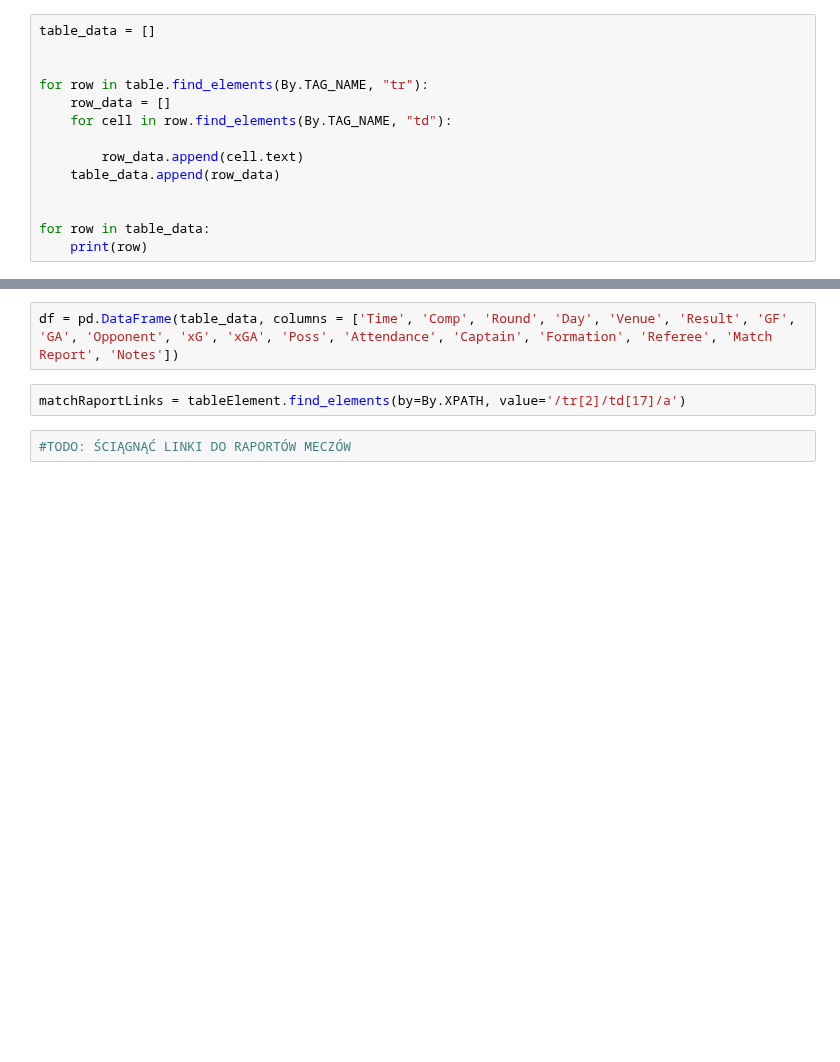
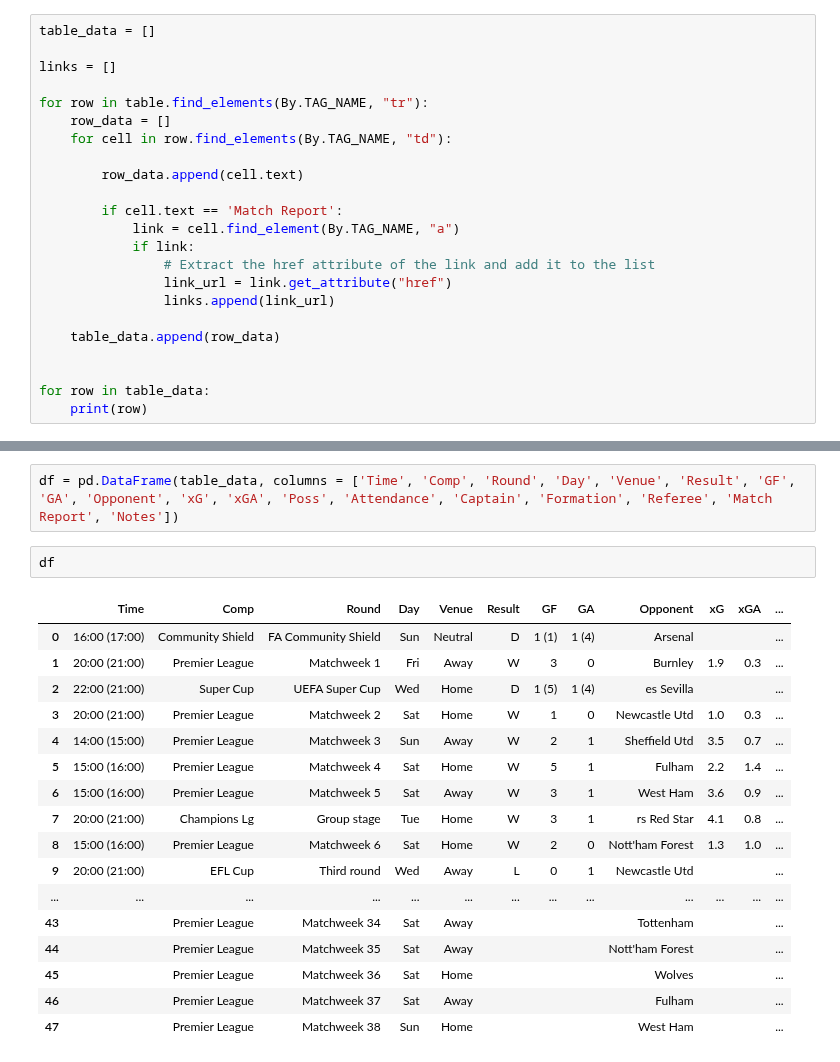
Before and after one commit to MikoPat/Football-match-results-predictions, a Jupyter notebook: Poc/wszytkie_mecze_klubu.ipynb, the cells around one changed output, grey strips where cells are left out. Saved outputs shown, nothing was run; the diff lists cells and outputs as text; blank space fills up the shorter version.

```diff
--- a/Poc/wszytkie_mecze_klubu.ipynb
+++ b/Poc/wszytkie_mecze_klubu.ipynb
@@ -66,12 +66,21 @@ table = driver.find_element(by=By.XPATH, value='//*[@id="matchlogs_for"]/tbody')
 # %%
 table_data = []
 
+links = []
 
 for row in table.find_elements(By.TAG_NAME, "tr"):
     row_data = []
     for cell in row.find_elements(By.TAG_NAME, "td"):
 
         row_data.append(cell.text)
+
+        if cell.text == 'Match Report':
+            link = cell.find_element(By.TAG_NAME, "a")
+            if link:
+                # Extract the href attribute of the link and add it to the list
+                link_url = link.get_attribute("href")
+                links.append(link_url)
+
     table_data.append(row_data)
 
 
@@ -97,7 +106,23 @@ for row in table_data:
 ['', 'Premier League', 'Matchweek 38', 'Sun', 'Home', '', '', '', 'West Ham', '', '', '', '', '', '', '', 'Head-to-Head', '']
 # %%
 df = pd.DataFrame(table_data, columns = ['Time', 'Comp', 'Round', 'Day', 'Venue', 'Result', 'GF', 'GA', 'Opponent', 'xG', 'xGA', 'Poss', 'Attendance', 'Captain', 'Formation', 'Referee', 'Match Report', 'Notes'])
-# %%
-matchRaportLinks = tableElement.find_elements(by=By.XPATH, value='/tr[2]/td[17]/a')
-# %%
-#TODO: ŚCIĄGNĄĆ LINKI DO RAPORTÓW MECZÓW
+# %%
+df
+# %% [output]
+|  | Time | Comp | Round | Day | Venue | Result | GF | GA | Opponent | xG | xGA | ... |
+| 0 | 16:00 (17:00) | Community Shield | FA Community Shield | Sun | Neutral | D | 1 (1) | 1 (4) | Arsenal |  |  | ... |
+| 1 | 20:00 (21:00) | Premier League | Matchweek 1 | Fri | Away | W | 3 | 0 | Burnley | 1.9 | 0.3 | ... |
+| 2 | 22:00 (21:00) | Super Cup | UEFA Super Cup | Wed | Home | D | 1 (5) | 1 (4) | es Sevilla |  |  | ... |
+| 3 | 20:00 (21:00) | Premier League | Matchweek 2 | Sat | Home | W | 1 | 0 | Newcastle Utd | 1.0 | 0.3 | ... |
+| 4 | 14:00 (15:00) | Premier League | Matchweek 3 | Sun | Away | W | 2 | 1 | Sheffield Utd | 3.5 | 0.7 | ... |
+| 5 | 15:00 (16:00) | Premier League | Matchweek 4 | Sat | Home | W | 5 | 1 | Fulham | 2.2 | 1.4 | ... |
+| 6 | 15:00 (16:00) | Premier League | Matchweek 5 | Sat | Away | W | 3 | 1 | West Ham | 3.6 | 0.9 | ... |
+| 7 | 20:00 (21:00) | Champions Lg | Group stage | Tue | Home | W | 3 | 1 | rs Red Star | 4.1 | 0.8 | ... |
+| 8 | 15:00 (16:00) | Premier League | Matchweek 6 | Sat | Home | W | 2 | 0 | Nott'ham Forest | 1.3 | 1.0 | ... |
+| 9 | 20:00 (21:00) | EFL Cup | Third round | Wed | Away | L | 0 | 1 | Newcastle Utd |  |  | ... |
+| ... | ... | ... | ... | ... | ... | ... | ... | ... | ... | ... | ... | ... |
+| 43 |  | Premier League | Matchweek 34 | Sat | Away |  |  |  | Tottenham |  |  | ... |
+| 44 |  | Premier League | Matchweek 35 | Sat | Away |  |  |  | Nott'ham Forest |  |  | ... |
+| 45 |  | Premier League | Matchweek 36 | Sat | Home |  |  |  | Wolves |  |  | ... |
+| 46 |  | Premier League | Matchweek 37 | Sat | Away |  |  |  | Fulham |  |  | ... |
+| 47 |  | Premier League | Matchweek 38 | Sun | Home |  |  |  | West Ham |  |  | ... |
```
Also changed, not shown: parts of 5 cells of this notebook, 2 other files.
